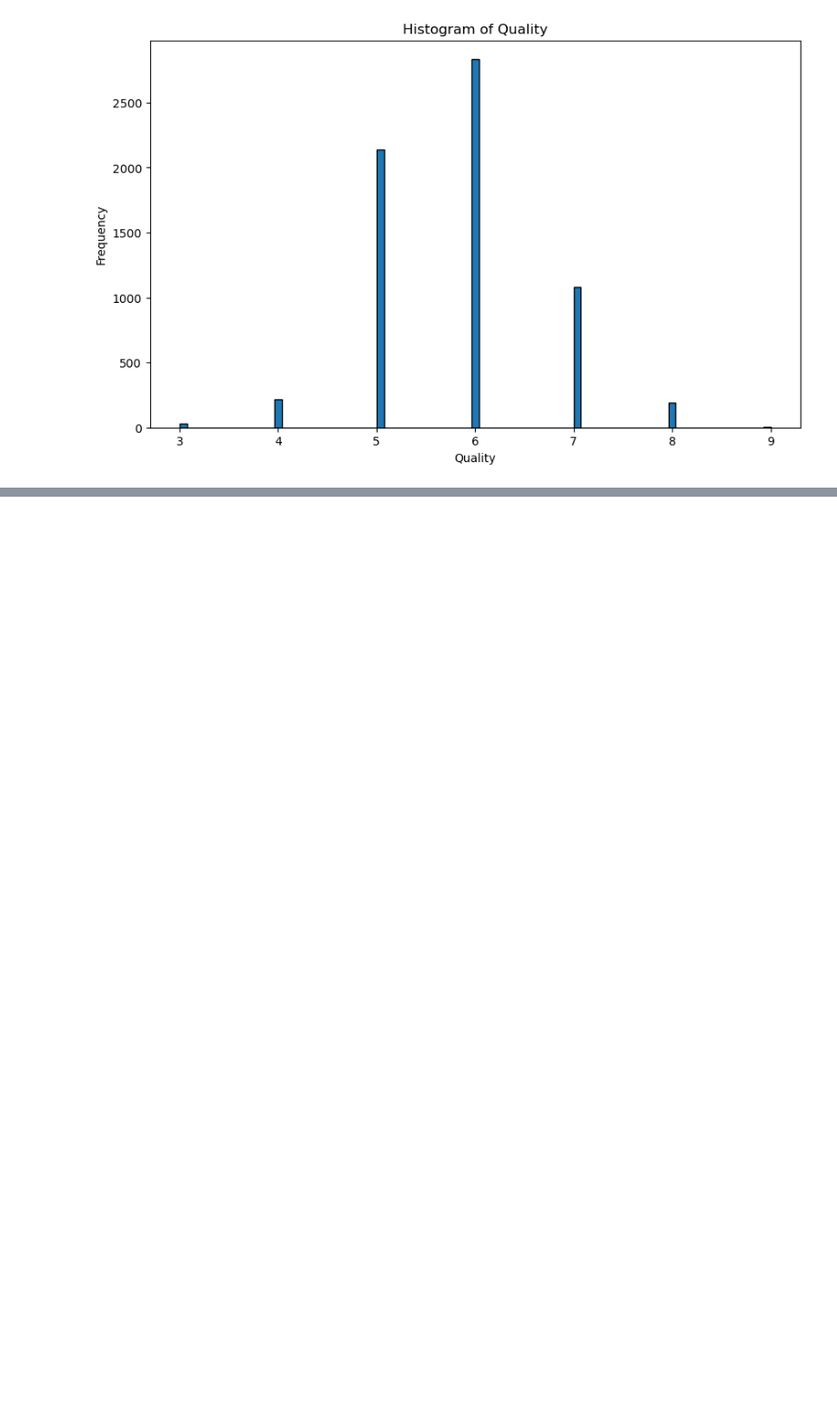
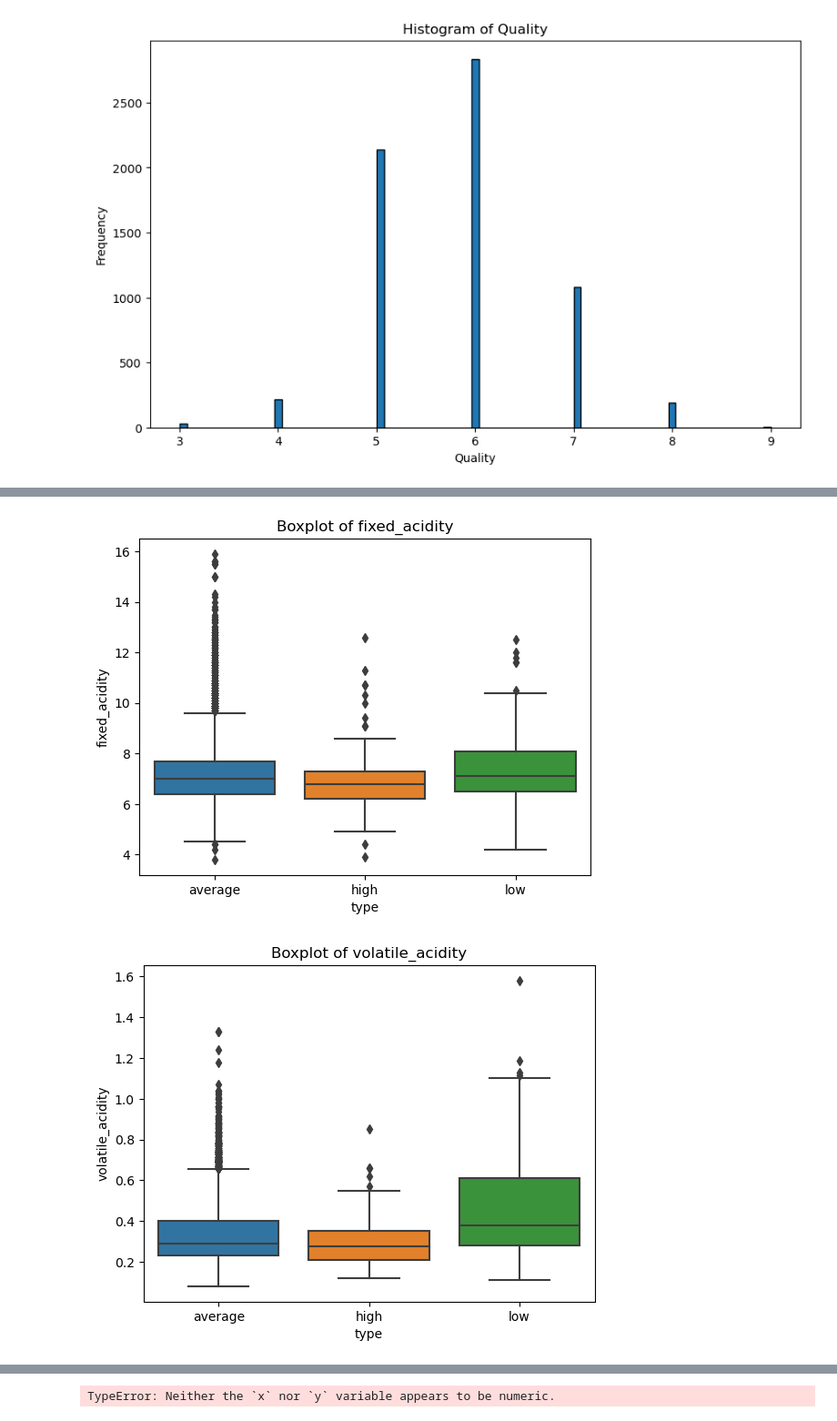
Before and after one commit to Segura-Jorge/wine_ing, a Jupyter notebook: kyle/workbook_k.ipynb, the cells around one changed output, grey strips where cells are left out. Shown at 91% size. Cells and saved outputs as stored; diff of their text form; code cells hidden in the pictures; blank space fills up the shorter version.

```diff
--- a/kyle/workbook_k.ipynb
+++ b/kyle/workbook_k.ipynb
@@ -120,9 +121,7 @@ red_df.head()
 | 4 | 7.40 | 0.70 | 0.00 | 1.90 | 0.08 | 11.00 | ... |
 # %%
 # Create a new index column
-red_df['wine_id'] = ['red-' + str(i) for i in range(1, len(red_df) + 1)]
-# Set this new column as the index
-red_df = red_df.set_index('wine_id')
+red_df['wine_id'] = 'red'
 # %%
 red_df.head()
 # %% [output]
@@ -158,8 +157,6 @@ memory usage: 162.4+ KB
 # %%
 # Create a new index column
-white_df['wine_id'] = ['white-' + str(i) for i in range(1, len(white_df) + 1)]
-# Set this new column as the index
-white_df = white_df.set_index('wine_id')
+white_df['wine_id'] = 'white'
 # %%
 white_df.shape
 # %% [output]
@@ -226,0 +225,2 @@ df.head()
+# %%
+df.columns = df.columns.str.replace(' ', '_')
@@ -261,3 +277,13 @@ plt.ylabel('Frequency')
 plt.show()
 # %% [output]
 [figure]
+# %%
+def label_type(row):
+    if 1 <= row['quality'] <= 4:
+        return 'low'
+    elif 5 <= row['quality'] <= 7:
+        return 'average'
+    elif 8 <= row['quality'] <= 10:
+        return 'high'
+
+df['type'] = df.apply(label_type, axis=1)
@@ -263,0 +388,8 @@ plt.show()
+# %%
+for col in df:
+    sns.boxplot(data=df, x='type', y= col)
+    plt.title(f'Boxplot of {col}')
+    plt.show()
+# %% [output]
+[figure, added]
+[figure, added]
@@ -263,0 +406 @@ plt.show()
+TypeError: Neither the `x` nor `y` variable appears to be numeric.
```
Also changed, not shown: parts of 24 cells of this notebook.
